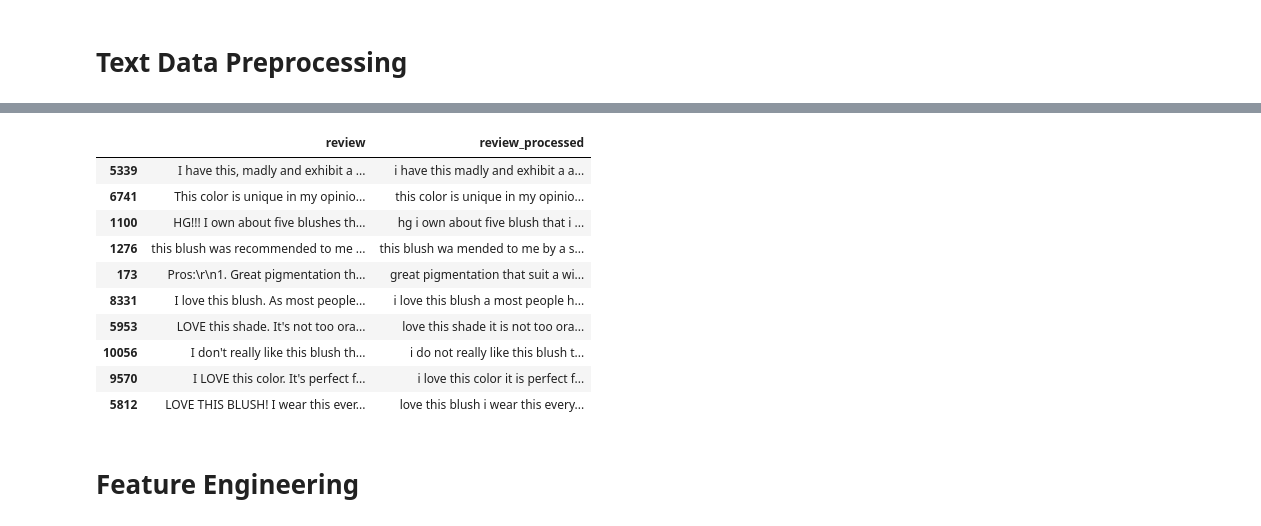
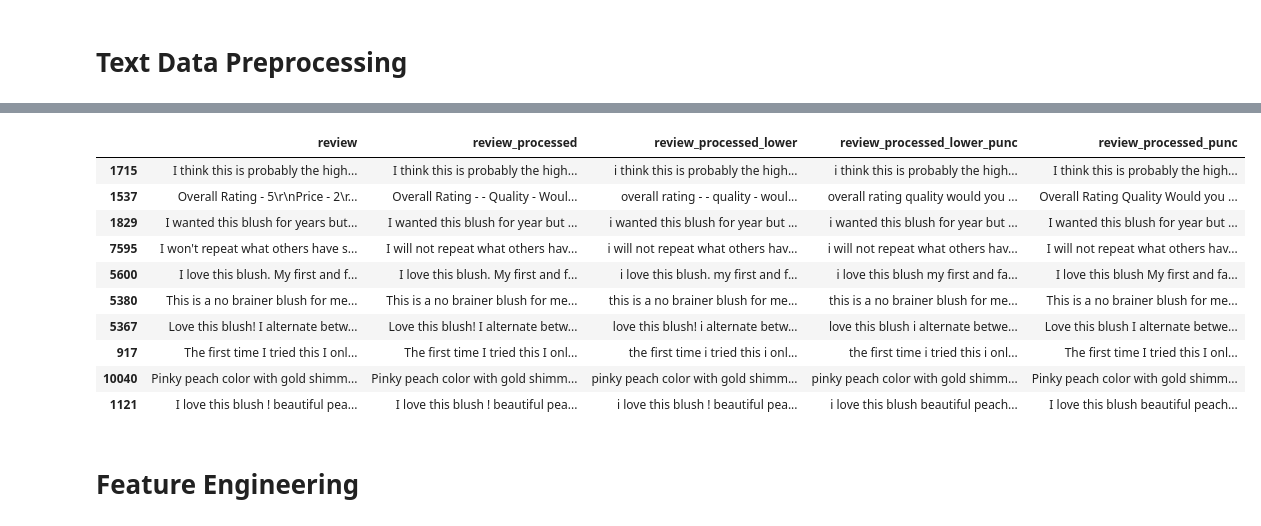
Before and after one commit to kohmin/makeupreviews, a Jupyter notebook: Data Exploration & Preprocessing.ipynb, the cells around one changed output, grey strips where cells are left out. Drawn from its saved outputs; the diff is of its cells as text; code cells hidden in the pictures.

```diff
--- a/Data Exploration & Preprocessing.ipynb
+++ b/Data Exploration & Preprocessing.ipynb
@@ -616,6 +648,10 @@ products['review_processed'] = products['review_processed'].apply(lambda x : exp
 # %%
 # Remove punctuations
-products['review_processed'] = products['review_processed'].str.replace('[^\w\s]','')
+products['review_processed_lower_punc'] = products['review_processed_lower'].str.replace('[^\w\s]','')
+products['review_processed_punc'] = products['review_processed'].str.replace('[^\w\s]','')
 # %%
 # Remove digits (including words that contain digits because makeup products)
 products['review_processed'] = products['review_processed'].apply(lambda x: re.sub('\w*\d\w*','', x))
+products['review_processed_lower'] = products['review_processed_lower'].apply(lambda x: re.sub('\w*\d\w*','', x))
+products['review_processed_lower_punc'] = products['review_processed_lower_punc'].apply(lambda x: re.sub('\w*\d\w*','', x))
+products['review_processed_punc'] = products['review_processed_punc'].apply(lambda x: re.sub('\w*\d\w*','', x))
@@ -625,21 +658,31 @@ products['review_processed'] = products['review_processed'].apply(lambda x: " ".
+# %%
+# Lemmatization
+products['review_processed'] = products['review_processed'].apply(lambda x: " ".join([Word(word).lemmatize() for word in x.split(" ")]))
+products['review_processed_lower'] = products['review_processed_lower'].apply(lambda x: " ".join([Word(word).lemmatize() for word in x.split(" ")]))
+products['review_processed_lower_punc'] = products['review_processed_lower_punc'].apply(lambda x: " ".join([Word(word).lemmatize() for word in x.split(" ")]))
+products['review_processed_punc'] = products['review_processed_punc'].apply(lambda x: " ".join([Word(word).lemmatize() for word in x.split(" ")]))
 # %%
 # Remove extra whitespaces
 products['review_processed'] = products['review_processed'].apply(lambda x: x.strip())
+products['review_processed_lower'] = products['review_processed_lower'].apply(lambda x: x.strip())
+products['review_processed_lower_punc'] = products['review_processed_lower_punc'].apply(lambda x: x.strip())
+products['review_processed_punc'] = products['review_processed_punc'].apply(lambda x: x.strip())
 # %%
 # Check sample of preprocessed reviews
-products[['review', 'review_processed']].sample(n=10)
+review_sample = products[['review', 'review_processed', 'review_processed_lower', 'review_processed_lower_punc', 'review_processed_punc']].sample(n=10)
+review_sample
 # %% [output]
-|  | review | review_processed |
-| 5339 | I have this, madly and exhibit a ... | i have this madly and exhibit a a... |
-| 6741 | This color is unique in my opinio... | this color is unique in my opinio... |
-| 1100 | HG!!! I own about five blushes th... | hg i own about five blush that i ... |
-| 1276 | this blush was recommended to me ... | this blush wa mended to me by a s... |
-| 173 | Pros:\r\n1. Great pigmentation th... | great pigmentation that suit a wi... |
-| 8331 | I love this blush. As most people... | i love this blush a most people h... |
-| 5953 | LOVE this shade. It's not too ora... | love this shade it is not too ora... |
-| 10056 | I don't really like this blush th... | i do not really like this blush t... |
-| 9570 | I LOVE this color. It's perfect f... | i love this color it is perfect f... |
-| 5812 | LOVE THIS BLUSH! I wear this ever... | love this blush i wear this every... |
+|  | review | review_processed | review_processed_lower | review_processed_lower_punc | review_processed_punc |
+| 1715 | I think this is probably the high... | I think this is probably the high... | i think this is probably the high... | i think this is probably the high... | I think this is probably the high... |
+| 1537 | Overall Rating - 5\r\nPrice - 2\r... | Overall Rating - - Quality - Woul... | overall rating - - quality - woul... | overall rating quality would you ... | Overall Rating Quality Would you ... |
+| 1829 | I wanted this blush for years but... | I wanted this blush for year but ... | i wanted this blush for year but ... | i wanted this blush for year but ... | I wanted this blush for year but ... |
+| 7595 | I won't repeat what others have s... | I will not repeat what others hav... | i will not repeat what others hav... | i will not repeat what others hav... | I will not repeat what others hav... |
+| 5600 | I love this blush. My first and f... | I love this blush. My first and f... | i love this blush. my first and f... | i love this blush my first and fa... | I love this blush My first and fa... |
+| 5380 | This is a no brainer blush for me... | This is a no brainer blush for me... | this is a no brainer blush for me... | this is a no brainer blush for me... | This is a no brainer blush for me... |
+| 5367 | Love this blush! I alternate betw... | Love this blush! I alternate betw... | love this blush! i alternate betw... | love this blush i alternate betwe... | Love this blush I alternate betwe... |
+| 917 | The first time I tried this I onl... | The first time I tried this I onl... | the first time i tried this i onl... | the first time i tried this i onl... | The first time I tried this I onl... |
+| 10040 | Pinky peach color with gold shimm... | Pinky peach color with gold shimm... | pinky peach color with gold shimm... | pinky peach color with gold shimm... | Pinky peach color with gold shimm... |
+| 1121 | I love this blush ! beautiful pea... | I love this blush ! beautiful pea... | i love this blush ! beautiful pea... | i love this blush beautiful peach... | I love this blush beautiful peach... |
 # %% [markdown]
 # Feature Engineering
 # %%
```
Also changed, not shown: parts of 36 cells of this notebook.
